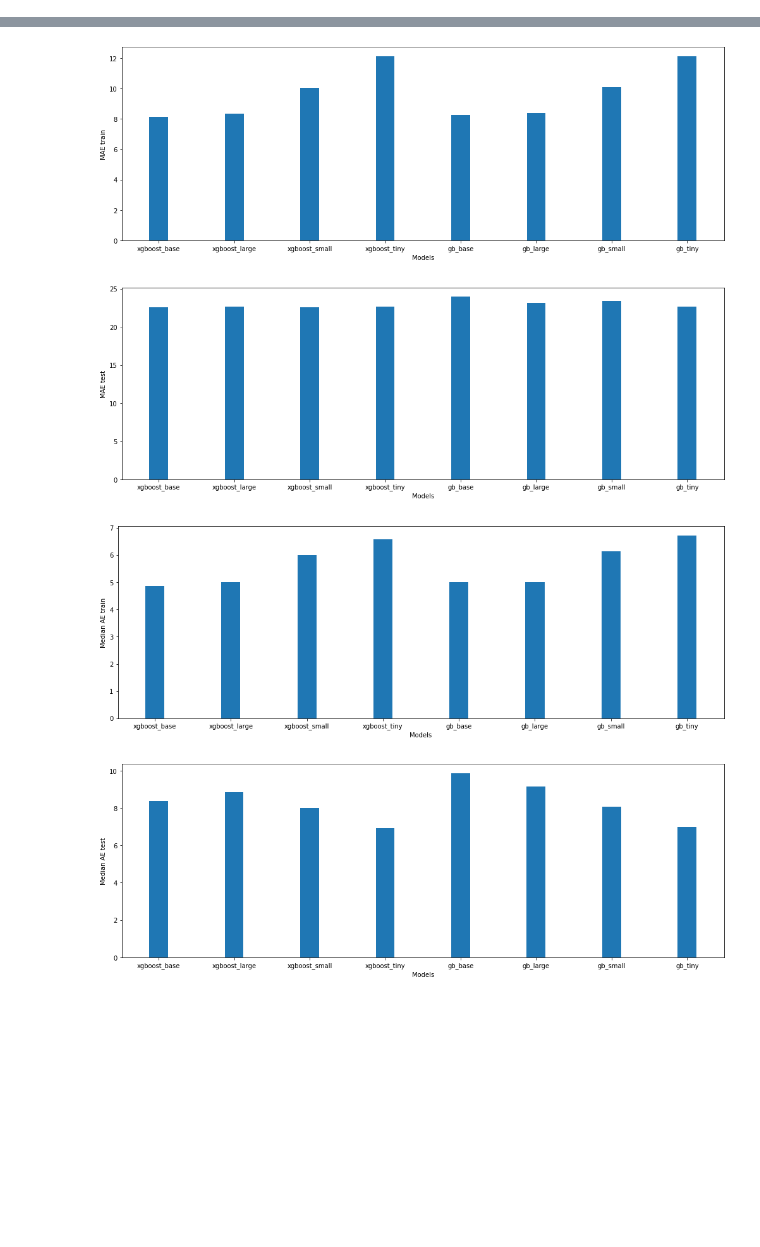
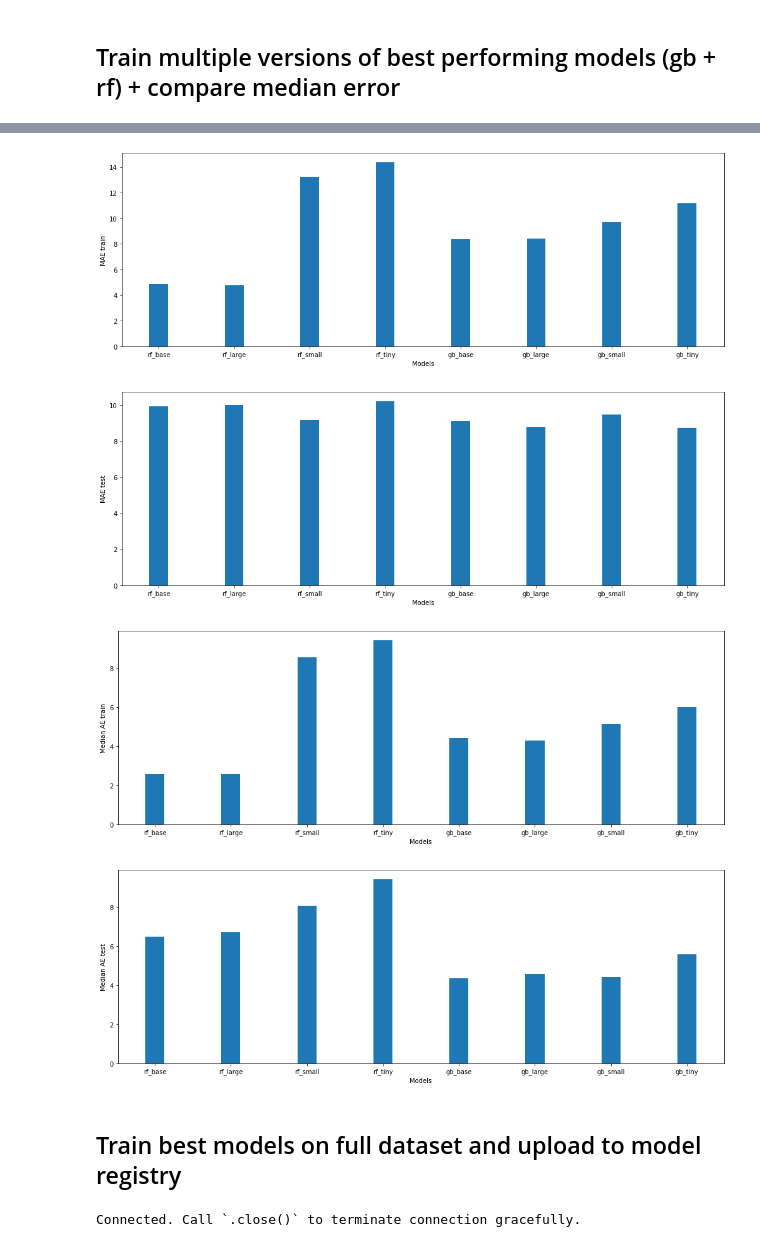
Before and after one commit to linneafr/ScML, a Jupyter notebook: project_air_quality/model_selection_training.ipynb, the cells around one changed output, grey strips where cells are left out. Cells and saved outputs as stored; diff of their text form; code cells hidden in the pictures; blank space fills up the shorter version.

```diff
--- a/project_air_quality/model_selection_training.ipynb
+++ b/project_air_quality/model_selection_training.ipynb
@@ -224,0 +175,22 @@ Index(['pm25', 'pm10', 'no2', 'so2', 'aqi', 'tempmax', 'tempmin', 'dew',
+# %%
+from sklearn.multioutput import RegressorChain
+
+def daily_to_weekly(df, aqi_cols):
+    df_temp = pd.DataFrame()
+    for column in df.columns:
+        if column not in aqi_cols:
+            for i in range(0,7):
+                df_temp[f'{column}_{i}'] = df[column].shift(-i)
+        else:
+            df_temp[column] = df[column]
+
+    for i in range(0,7):
+        df_temp[f'y_{i}'] = df['aqi'].shift(-i)
+    df_temp = df_temp.dropna(axis=0)
+
+    return df_temp
+
+aqi_cols = ['pm25', 'pm10', 'no2', 'so2', 'aqi']
+X3 = daily_to_weekly(X2, aqi_cols)
+
+X3.tail()
@@ -294,27 +259,30 @@ UserWarning: Use subset (sliced data) of np.ndarray is not recommended because i
+# %% [markdown]
+## Train multiple versions of best performing models (gb + rf) + compare median error
 # %%
 from sklearn.metrics import median_absolute_error
 
-model_1 = RegressorChain(xgboost.XGBRegressor(random_state=42))
-model_2 = RegressorChain(xgboost.XGBRegressor(random_state=42, max_depth=3, colsample_bytree=0.75, learning_rate=0.01, n_estimators=1000))
-model_3 = RegressorChain(xgboost.XGBRegressor(random_state=42, max_depth=2))
-model_4 = RegressorChain(xgboost.XGBRegressor(random_state=42, max_depth=1))
+model_1 = RandomForestRegressor(random_state=42)
+model_2 = RandomForestRegressor(random_state=42, n_estimators=1000)
+model_3 = RandomForestRegressor(random_state=42, max_depth=2)
+model_4 = RandomForestRegressor(random_state=42, max_depth=1)
 model_5 = RegressorChain(GradientBoostingRegressor(random_state=42))
-model_6 = RegressorChain(GradientBoostingRegressor(random_state=42, learning_rate=0.01, n_estimators=1000, max_depth=3))
+model_6 = RegressorChain(GradientBoostingRegressor(random_state=42, learning_rate=0.01, n_estimators=1000))
 model_7 = RegressorChain(GradientBoostingRegressor(random_state=42, max_depth=2))
 model_8 = RegressorChain(GradientBoostingRegressor(random_state=42, max_depth=1))
 models = [model_1, model_2, model_3, model_4, model_5, model_6, model_7, model_8]
 
-model_names = ['xgboost_base', 'xgboost_large', 'xgboost_small', 'xgboost_tiny', 'gb_base', 'gb_large', 'gb_small', 'gb_tiny']
+model_names = ['rf_base', 'rf_large', 'rf_small', 'rf_tiny', 'gb_base', 'gb_large', 'gb_small', 'gb_tiny']
 maes_train = []
 maes_test = []
 meaes_train = []
 meaes_test = []
 
+scX=StandardScaler()
+scy=StandardScaler()
+X_train_t = scX.fit_transform(X_train)
+y_train_t = scy.fit_transform(y_train.reshape(-1,7))
+
 for model_i, model in enumerate(models):
-  scX=StandardScaler()
-  scy=StandardScaler()
-  X_train_t = scX.fit_transform(X_train)
-  y_train_t = scy.fit_transform(y_train.reshape(-1,7))
   model.fit(X_train_t, y_train_t)
   test_preds = scy.inverse_transform(model.predict(scX.transform(X_test)).reshape(-1,7)).squeeze().astype('int')
   train_preds = scy.inverse_transform(model.predict(X_train_t).reshape(-1,7)).squeeze().astype('int')
@@ -382,7 +318,9 @@ UserWarning: Use subset (sliced data) of np.ndarray is not recommended because i
-[figure, old version]
+[figure, new version]
-[figure, old version]
+[figure, new version]
-[figure, old version]
+[figure, new version]
-[figure, old version]
+[figure, new version]
+# %% [markdown]
+## Train best models on full dataset and upload to model registry
 # %%
 from hsml.schema import Schema
 from hsml.model_schema import ModelSchema
@@ -390,25 +328,23 @@ import joblib
 
 mr = project.get_model_registry()
 
-model_1 = RegressorChain(xgboost.XGBRegressor(random_state=42))
-model_2 = RegressorChain(xgboost.XGBRegressor(random_state=42, max_depth=3, colsample_bytree=0.75, learning_rate=0.01, n_estimators=1000))
-model_3 = RegressorChain(xgboost.XGBRegressor(random_state=42, max_depth=2))
-model_4 = RegressorChain(xgboost.XGBRegressor(random_state=42, max_depth=1))
+model_1 = RandomForestRegressor(random_state=42)
+model_2 = RandomForestRegressor(random_state=42, n_estimators=1000)
 model_5 = RegressorChain(GradientBoostingRegressor(random_state=42))
-model_6 = RegressorChain(GradientBoostingRegressor(random_state=42, learning_rate=0.01, n_estimators=1000, max_depth=3))
+model_6 = RegressorChain(GradientBoostingRegressor(random_state=42, learning_rate=0.01, n_estimators=1000))
 model_7 = RegressorChain(GradientBoostingRegressor(random_state=42, max_depth=2))
 model_8 = RegressorChain(GradientBoostingRegressor(random_state=42, max_depth=1))
-models = [model_1, model_2, model_3, model_4, model_5, model_6, model_7, model_8]
+models = [model_1, model_2, model_5, model_6, model_7, model_8]
 
-model_names = ['xgboost_base', 'xgboost_large', 'xgboost_small', 'xgboost_tiny', 'gb_base', 'gb_large', 'gb_small', 'gb_tiny']
+model_names = ['rf_base', 'rf_large', 'gb_base_v2', 'gb_large_v2', 'gb_small_v2', 'gb_tiny_v2']
+scX=StandardScaler()
+scy=StandardScaler()
 
+X_train_t = scX.fit_transform(X3)
+y_train_t = scy.fit_transform(y3.reshape(-1,7))
 for model_i, model in enumerate(models):
     model_name = model_names[model_i]
-    scX=StandardScaler()
-    scy=StandardScaler()
 
-    X_train_t = scX.fit_transform(X3)
-    y_train_t = scy.fit_transform(y3.reshape(-1,7))
     model.fit(X_train_t, y_train_t)
 
     train_preds = scy.inverse_transform(model.predict(X_train_t).reshape(-1,7)).squeeze().astype('int')
@@ -426,3 +362,5 @@ for model_i, model in enumerate(models):
           description=f"{model_name} : 7-day to 7-day air quality forecasting model, Reykjavík. Apply sklearn.standardscaler() before prediction",
           model_schema=model_schema
     )
+# %% [output]
+Connected. Call `.close()` to terminate connection gracefully.
```
Also changed, not shown: parts of 24 cells of this notebook, 21 other files.
